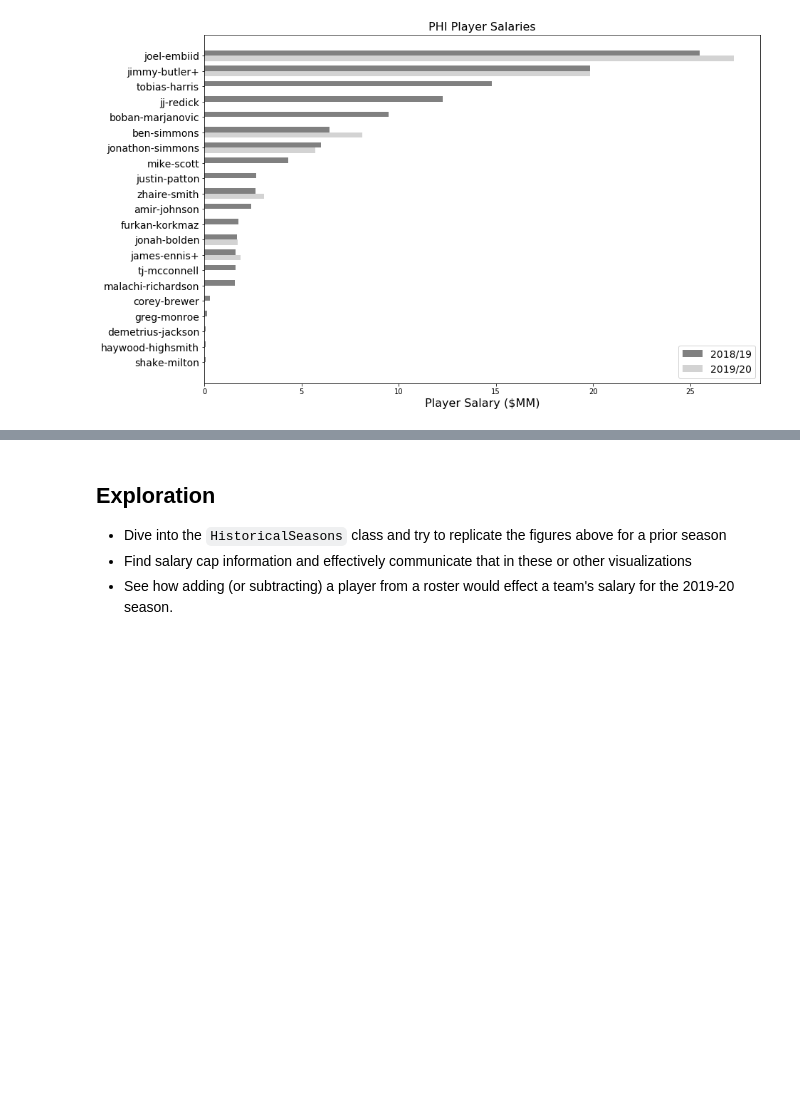
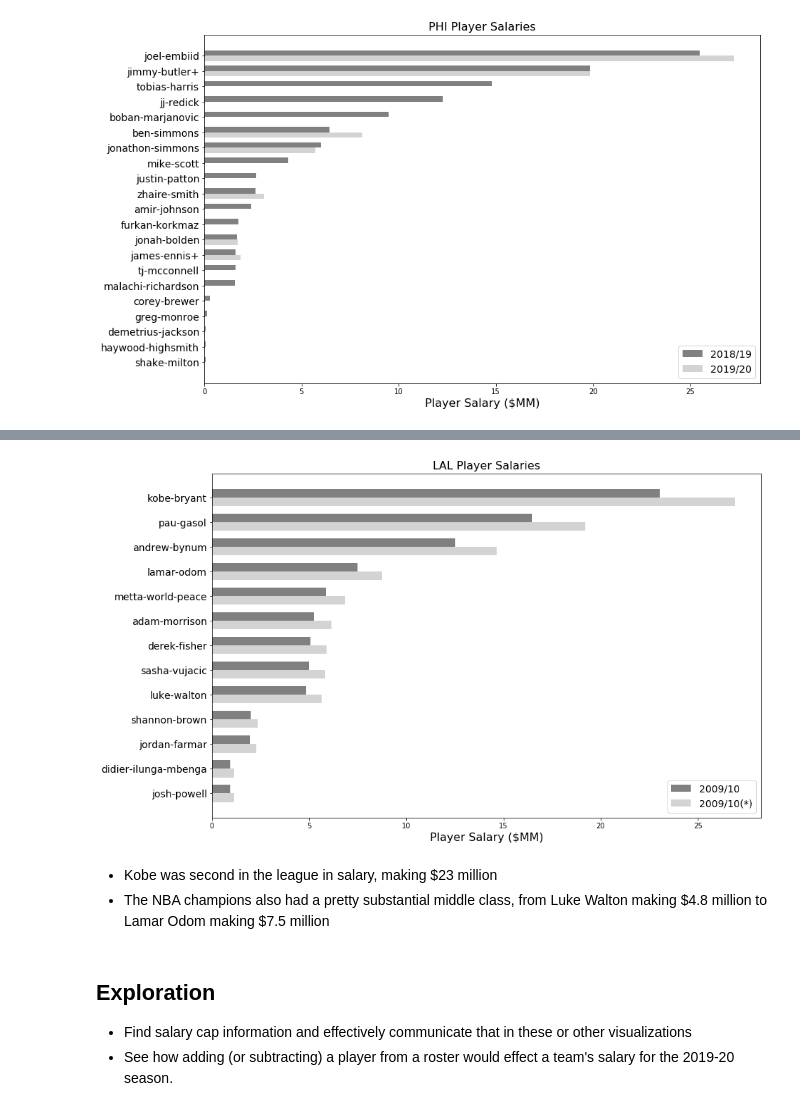
Before and after one commit to basketballrelativity/salaries, a Jupyter notebook: nba_salary.ipynb, the cells around one changed output, grey strips where cells are left out. Drawn from its saved outputs; the diff is of its cells as text; code cells hidden in the pictures; blank space fills up the shorter version.

```diff
--- a/nba_salary.ipynb
+++ b/nba_salary.ipynb
@@ -170,6 +204,23 @@ player_viz
+# %%
+team_player_salary = [team_player[x]['salary'] for x in team_player]
+salary_df = pd.DataFrame(team_player_salary)
+# %%
+salary_df.columns = historical_salaries.team_player_columns
+# %%
+salary_df['name'] = [x for x in team_player]
+# %%
+historical_viz = compare_player_seasons(salary_df,
+                                        pd.DataFrame({'2009/10(*)': ['']*len(salary_df)}),
+                                        '2009/10', '2009/10(*)', team_id)
+# %%
+historical_viz
+# %% [output]
+[figure, added]
+# %% [markdown]
+- Kobe was second in the league in salary, making \$23 million
+- The NBA champions also had a pretty substantial middle class, from Luke Walton making \$4.8 million to Lamar Odom making \$7.5 million
 # %% [markdown]
 ## Exploration
 
-- Dive into the `HistoricalSeasons` class and try to replicate the figures above for a prior season
 - Find salary cap information and effectively communicate that in these or other visualizations
 - See how adding (or subtracting) a player from a roster would effect a team's salary for the 2019-20 season.
```
Also changed, not shown: parts of 10 cells of this notebook, 2 other files.
